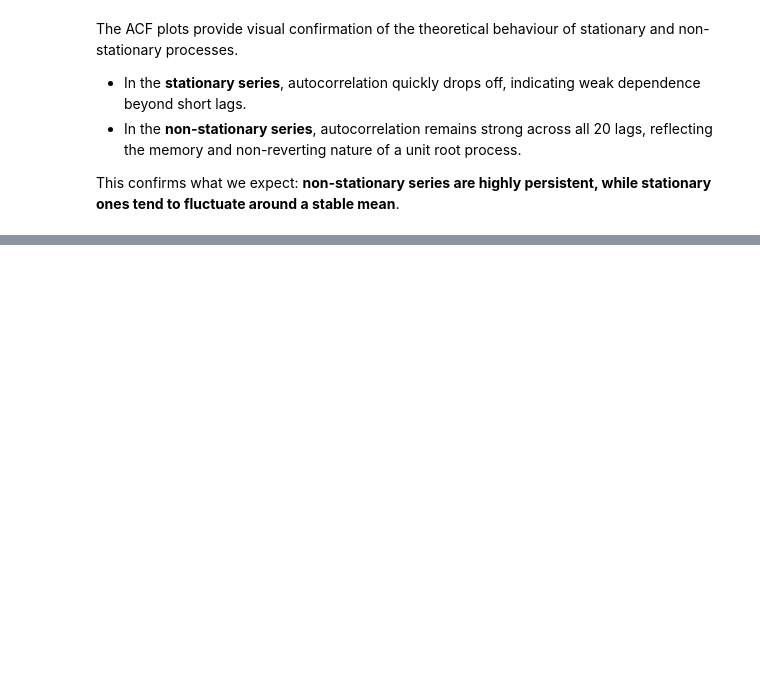
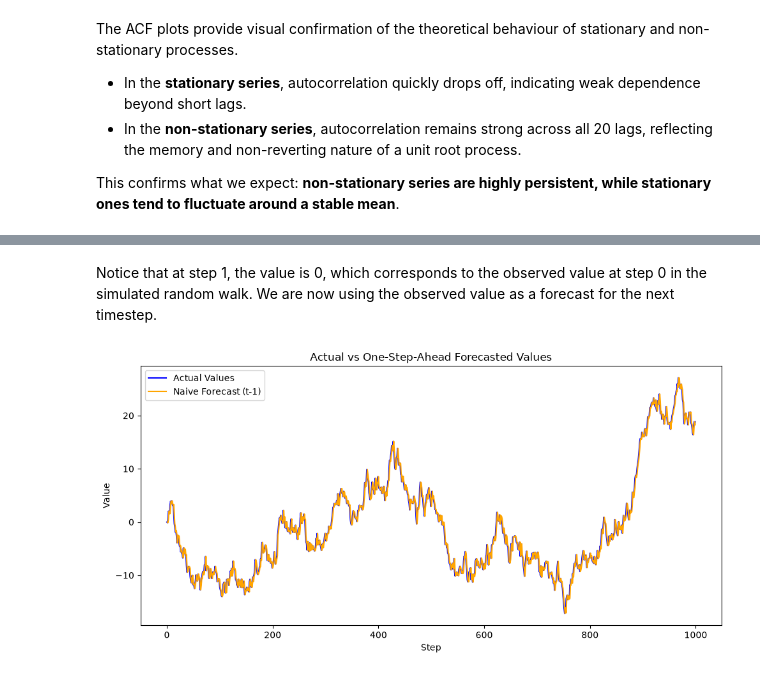
Before and after one commit to michaelhudson2205/INFO3022_Practicals, a Jupyter notebook: P3_3_Random_Walk.ipynb, the cells around one changed output, grey strips where cells are left out. Cells and saved outputs as stored; diff of their text form; code cells hidden in the pictures; blank space fills up the shorter version.

```diff
--- a/P3_3_Random_Walk.ipynb
+++ b/P3_3_Random_Walk.ipynb
@@ -421,0 +638,6 @@ This confirms what we expect: **non-stationary series are highly persistent, whi
+# %%
+# Shift the time series by one period to simulate a one-step-ahead forecast.
+df_shifted = df.shift(1)
+
+# Preview the first few rows of the shifted DataFrame
+df_shifted.head()
@@ -421,0 +651,22 @@ This confirms what we expect: **non-stationary series are highly persistent, whi
+# %% [markdown]
+Notice that at step 1, the value is 0, which corresponds to the observed value at step 0 in the simulated random walk. We are now using the observed value as a forecast for the next timestep.
+# %%
+# Plot the actual vs one-step-ahead forecasted values to visualise the performance of the naive forecasting method.
+fig, ax = plt.subplots(figsize=(10, 5))
+
+# Blue = Actual values
+ax.plot(df['value'], 'b-', label='Actual Values')
+
+# Orange = One-step-ahead forecasted values (shifted)
+ax.plot(df_shifted['value'], 'orange', label='Naive Forecast (t-1)')
+
+ax.legend(loc=2)
+ax.set_xlabel("Step")
+ax.set_ylabel("Value")
+ax.set_title("Actual vs One-Step-Ahead Forecasted Values")
+
+plt.tight_layout()
+plt.savefig('one_step_ahead_forecast.png', dpi=300)
+plt.show()
+# %% [output]
+[figure, added]
```
Also changed, not shown: parts of 37 cells of this notebook, 2 other files.
